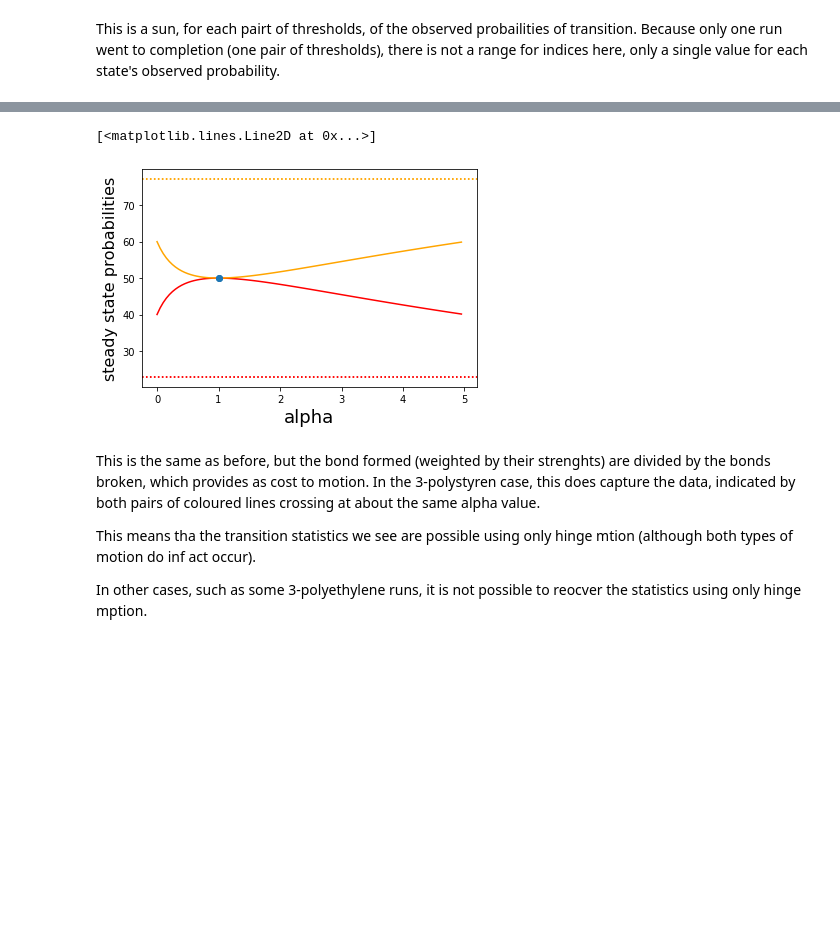
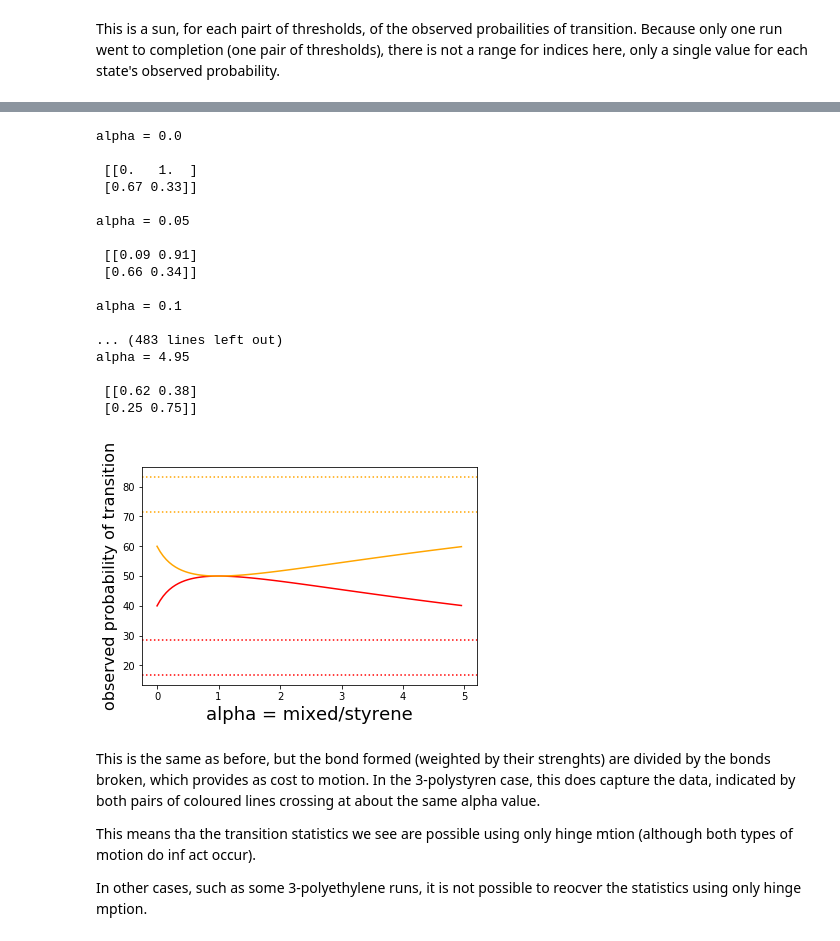
Before and after one commit to TchakamauRa/Soft-Matter, a Jupyter notebook: Matrix multiplication-density_styrene-joined.ipynb, the cells around one changed output, grey strips where cells are left out. Saved outputs shown, nothing was run; the diff lists cells and outputs as text; code cells hidden in the pictures; blank space fills up the shorter version.

```diff
--- a/Matrix multiplication-density_styrene-joined.ipynb
+++ b/Matrix multiplication-density_styrene-joined.ipynb
@@ -387,6 +479,5 @@ def plotter(xs, yls, cols, xlabel):
 # %%
-vidnumkeys = list(range(vks))
-a = 0 # to to separate the labeling for the runs
+exptnum = 0 # to to separate the labeling for the runs
 bignum = 100 # to separate the labeling for the runs
 vidprops = {}
 
@@ -396,13 +487,12 @@ for ind, expt in enumerate(stored_y_values.keys()):
     for runnum, rundict in exptdicts.items():
         keys = rundict.keys() # vifdeo number of run
         for key in keys: # a video number
-            vidnumkey = a + key
+            vidnumkey = exptnum + key
             if vidnumkey not in vidprops.keys():
                 vidprops[vidnumkey] = rundict[key]
             else:
                 vidprops[vidnumkey] = np.vstack((vidprops[vidnumkey], rundict[key]))
-            #print("List of transition pairs for video {}: \n{}".format(key, vidprops[vidnumkey]))
-    a = a + bignum
+    exptnum = exptnum + bignum
 
 #Got to double check!
 keys = vidprops.keys()
@@ -410,17 +500,15 @@ vidsums = [] #sum all the probabilities
 for key in keys:
     allprobs = vidprops[key]
     print("Collected all arrays for video  {}: \n{}".format(key, allprobs))
-    allprobs_sum = np.sum(allprobs, axis = 0) / len(allprobs)
+    if len(np.shape(allprobs)) > 1:
+        allprobs_sum = np.sum(allprobs, axis = 0) / len(allprobs)
+    else:
+        allprobs_sum = allprobs
     vidsums.append(allprobs_sum )
     print("And summed and averaged all probabilities:\n{}\n".format(allprobs_sum))
-
-
-# Print probabilitie sby video
 vidsums = np.array(vidsums)
 vidinds = list(range(len(keys)))
-print(vidinds)
-print(len(vidsums))
-plotter(vidinds, vidsums.T, cols, 'Vidnums')
+print("\nShape of total data array", np.shape(vidsums))
 # %% [output]
 Collected all arrays for video  0:
 [[ 8.33333333 91.66666667]
@@ -730,46 +726,40 @@ The dashed lines represent the observed proportions of transitions. As there is
 # %%
-##### "tESTING HYPOTHESIS WITH all 2 positions for particle to swing to"
-#narrow observations array
-#narrow observations array
 alphas = np.linspace(0, 5, 100,endpoint =False)
-#betas = np.linspace(0, 20, 100,endpoint =False)
 x1 = []
 x2 = []
 for i in alphas:
-    #print('\nalpha = %s' %i)
-    T_expected_narrow = np.asarray([[4*i, 2*(i + 1)],
+    print('\nalpha = %s' %i)
+    T_expected_broad = np.asarray([[4*i, 2*(i + 1)],
      [4, 2*(i+1)]])
-    T_expected_broad = T_expected_narrow
     T_expected_broad_norm = np.vstack([T_expected_broad[i]/np.sum(T_expected_broad[i]) for i in range(len(T_expected_broad))])
-    #print(T_expected_broad_norm, '\n\n', np.around(T_expected_broad_norm, 2))
+    print('\n', np.around(T_expected_broad_norm, 2))
     eigvals, eigvecs = np.linalg.eig(T_expected_broad_norm.T)
     eig_one_index = [x for x in range(len(eigvals)) if math.isclose(eigvals[x], 1.0, abs_tol = .0001)][0]
     eigvec_one = eigvecs[:, eig_one_index]
     evec_one = eigvec_one*100 / np.sum(eigvec_one)
-    #print("Eigenvector for eigenvalue 1 of T_ob_norm:")
-    #print(evec_one)
-    #plt.plot((i, i, i), (evec_one), 'x')
     x1.append(evec_one[0])
     x2.append(evec_one[1])
-#print(alpha1,beta1)
-fig,ax = plt.subplots()
-plt.plot(alphas, x1, c = cols[0], ls = '-')
-plt.plot(alphas, x2, c = cols[1], ls = '-')
-#plt.plot(alphas, [x[beta1] for x in x3], c =  cols[2], ls = '-')
-
-plt.axhline(y=min(v1), c = cols[0], ls = ':')
-plt.axhline(y=min(v2), c =  cols[1], ls = ':')
-#plt.axhline(y=min(v3), c = cols[2], ls = ':')
-plt.axhline(y=max(v1), c = cols[0], ls = ':')
-plt.axhline(y=max(v2), c =  cols[1], ls = ':')
-#plt.axhline(y=max(v3), c = cols[2], ls = ':')
-plt.xlabel('alpha', fontsize=18)
-plt.ylabel('steady state probabilities', fontsize=16)
-#plt.plot((1, 1, 1),(23, 42, 35), 'x')
-plt.plot((1, 1),(50,50), 'o')
+xs = np.vstack((x1, x2))
+eig_plotter(alphas, xs, cols, 'alpha = mixed/styrene', rsums.T) #using rsum = runs for ranges
 # %% [output]
-[<matplotlib.lines.Line2D at 0x...>]
+alpha = 0.0
+
+ [[0.   1.  ]
+ [0.67 0.33]]
+
+alpha = 0.05
+
+ [[0.09 0.91]
+ [0.66 0.34]]
+
+alpha = 0.1
+
+... (483 lines left out)
+alpha = 4.95
+
+ [[0.62 0.38]
+ [0.25 0.75]]
-[figure, old version]
+[figure, new version]
 # %% [markdown]
 This is the same as before, but the bond formed (weighted by their strenghts) are divided by the bonds broken, which provides as cost to motion.
 In the 3-polystyren case, this does capture the data, indicated by both pairs of coloured lines crossing at about the same alpha value.
```
Also changed, not shown: parts of 32 cells of this notebook, 8 other files.
